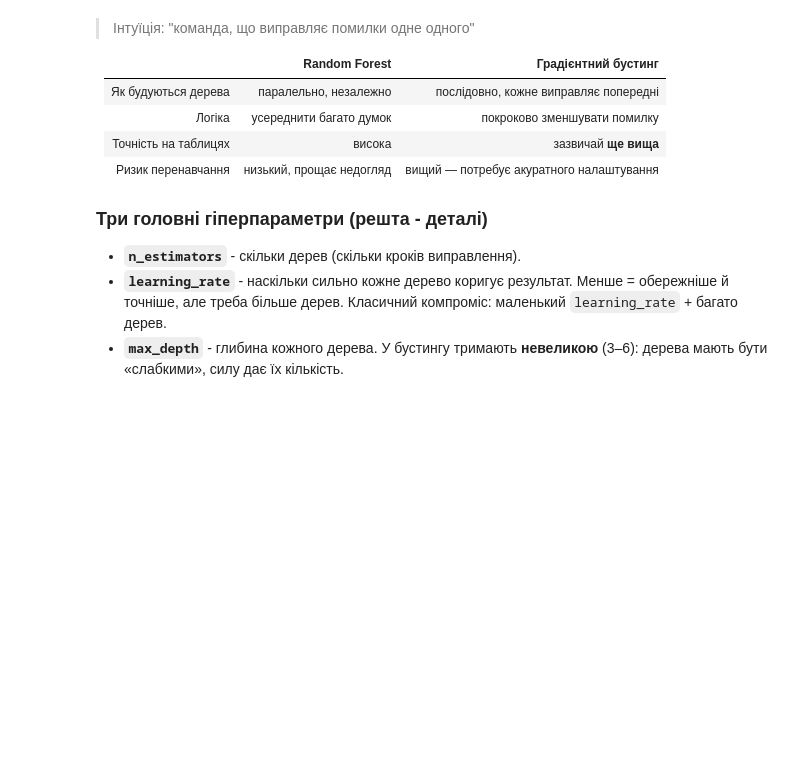
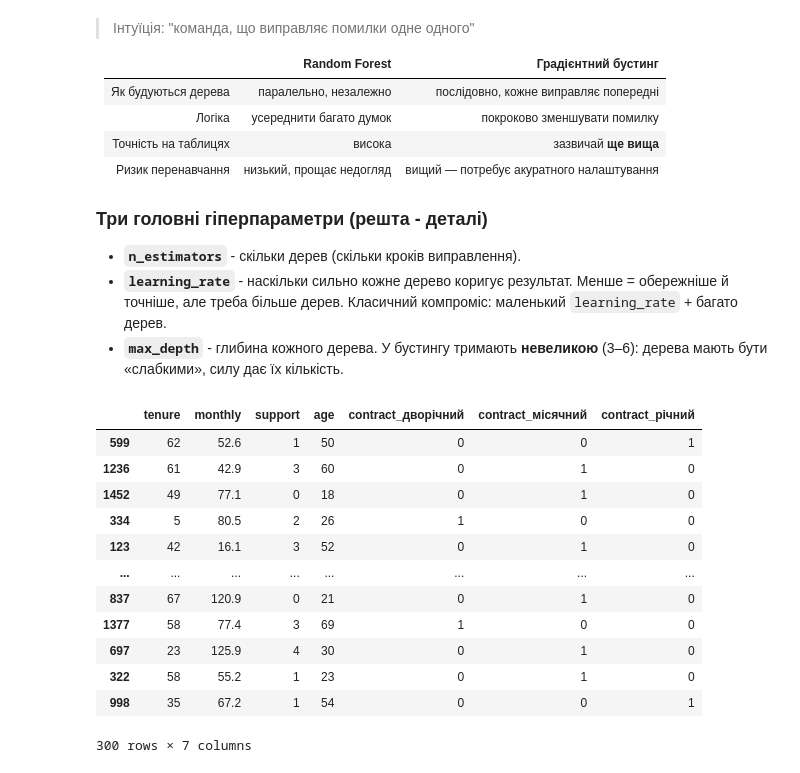
Before and after one commit to NadiiaIvashchuk/DTA_2026, a Jupyter notebook: ML/XGBoost_LightGBM.ipynb, the cells around one changed output. Cells and saved outputs as stored; diff of their text form; code cells hidden in the pictures; blank space fills up the shorter version.

```diff
--- a/ML/XGBoost_LightGBM.ipynb
+++ b/ML/XGBoost_LightGBM.ipynb
@@ -105,3 +105,26 @@ CV accuracy: [0.767 0.747 0.683 0.74  0.747] | середнє: 0.737 ± 0.028
 - **`n_estimators`** - скільки дерев (скільки кроків виправлення).
 - **`learning_rate`** - наскільки сильно кожне дерево коригує результат. Менше = обережніше й точніше, але треба більше дерев. Класичний компроміс: маленький `learning_rate` + багато дерев.
 - **`max_depth`** - глибина кожного дерева. У бустингу тримають **невеликою** (3–6): дерева мають бути «слабкими», силу дає їх кількість.
+# %%
+from sklearn.metrics import accuracy_score, roc_auc_score
+from sklearn.ensemble import RandomForestClassifier
+from xgboost import XGBClassifier
+from lightgbm import LGBMClassifier
+
+X_tr = pd.get_dummies(X_train, columns=['contract'], dtype=int)
+X_te = pd.get_dummies(X_test, columns=['contract'], dtype=int).reindex(columns=X_tr.columns, fill_value=0)
+X_te
+# %% [output]
+|  | tenure | monthly | support | age | contract_дворічний | contract_місячний | contract_річний |
+| 599 | 62 | 52.6 | 1 | 50 | 0 | 0 | 1 |
+| 1236 | 61 | 42.9 | 3 | 60 | 0 | 1 | 0 |
+| 1452 | 49 | 77.1 | 0 | 18 | 0 | 1 | 0 |
+| 334 | 5 | 80.5 | 2 | 26 | 1 | 0 | 0 |
+| 123 | 42 | 16.1 | 3 | 52 | 0 | 1 | 0 |
+| ... | ... | ... | ... | ... | ... | ... | ... |
+| 837 | 67 | 120.9 | 0 | 21 | 0 | 1 | 0 |
+| 1377 | 58 | 77.4 | 3 | 69 | 1 | 0 | 0 |
+| 697 | 23 | 125.9 | 4 | 30 | 0 | 1 | 0 |
+| 322 | 58 | 55.2 | 1 | 23 | 0 | 1 | 0 |
+| 998 | 35 | 67.2 | 1 | 54 | 0 | 0 | 1 |
+300 rows × 7 columns
```
Also changed, not shown: parts of 2 cells of this notebook.
